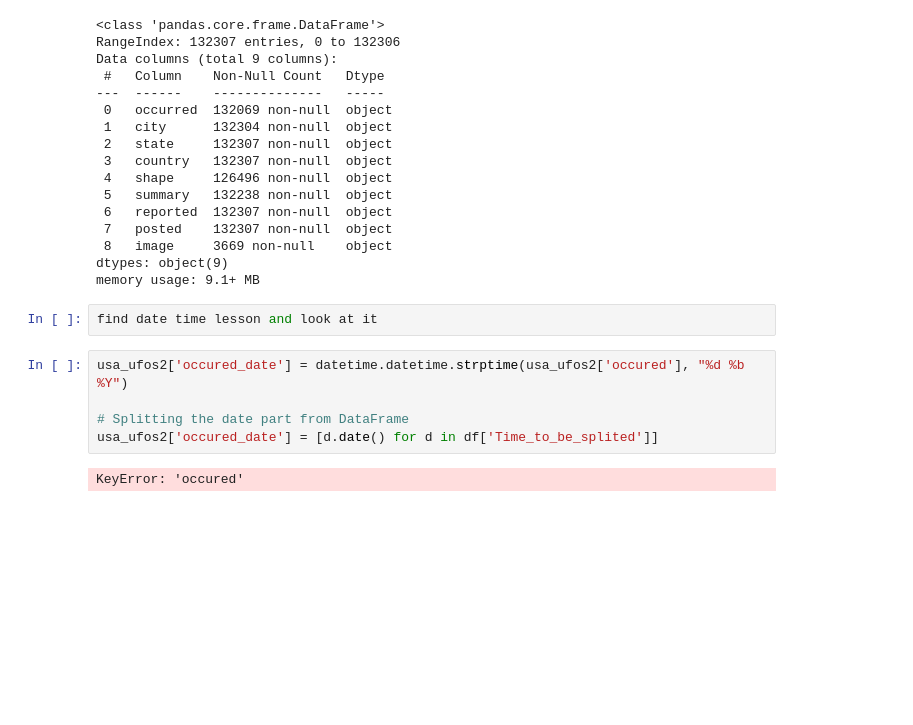
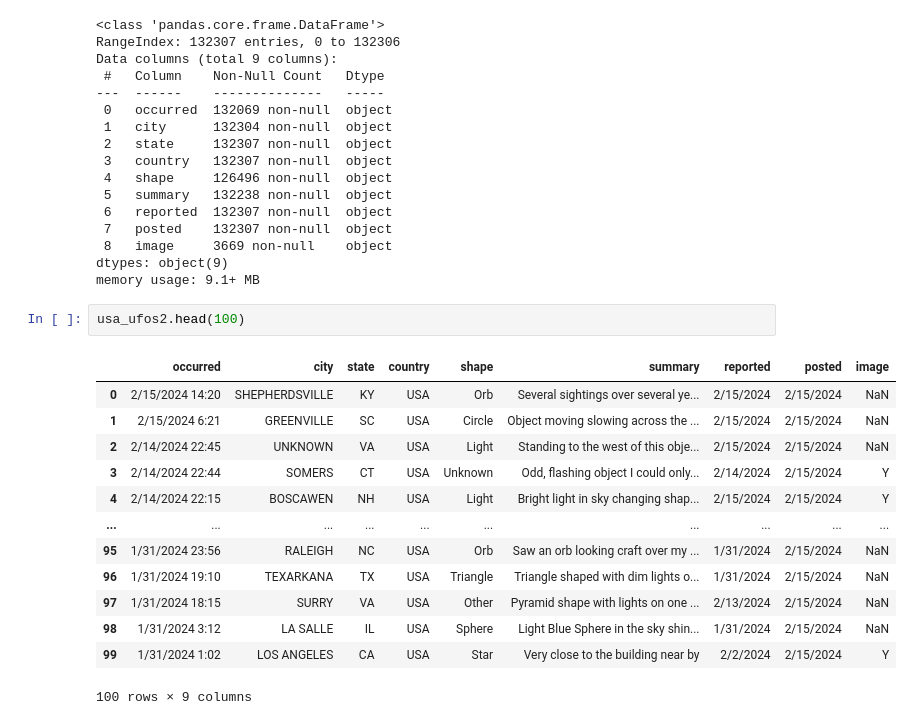
Before and after one commit to t-white-21/ufo-exploration, a Jupyter notebook: notebooks/ufo_sightings.ipynb, the cells around one changed output. Cells and saved outputs as stored; diff of their text form; blank space fills up the shorter version.

Commit message:
working through time

```diff
--- a/notebooks/ufo_sightings.ipynb
+++ b/notebooks/ufo_sightings.ipynb
@@ -308,12 +308,19 @@ Data columns (total 9 columns):
  8   image     3669 non-null    object
 dtypes: object(9)
 memory usage: 9.1+ MB
-# %%
-find date time lesson and look at it
-# %%
-usa_ufos2['occured_date'] = datetime.datetime.strptime(usa_ufos2['occured'], "%d %b %Y")
-
-# Splitting the date part from DataFrame
-usa_ufos2['occured_date'] = [d.date() for d in df['Time_to_be_splited']]
-# %% [output]
-KeyError: 'occured'
+# %%
+usa_ufos2.head(100)
+# %% [output]
+|  | occurred | city | state | country | shape | summary | reported | posted | image |
+| 0 | 2/15/2024 14:20 | SHEPHERDSVILLE | KY | USA | Orb | Several sightings over several ye... | 2/15/2024 | 2/15/2024 | NaN |
+| 1 | 2/15/2024 6:21 | GREENVILLE | SC | USA | Circle | Object moving slowing across the ... | 2/15/2024 | 2/15/2024 | NaN |
+| 2 | 2/14/2024 22:45 | UNKNOWN | VA | USA | Light | Standing to the west of this obje... | 2/15/2024 | 2/15/2024 | NaN |
+| 3 | 2/14/2024 22:44 | SOMERS | CT | USA | Unknown | Odd, flashing object I could only... | 2/14/2024 | 2/15/2024 | Y |
+| 4 | 2/14/2024 22:15 | BOSCAWEN | NH | USA | Light | Bright light in sky changing shap... | 2/15/2024 | 2/15/2024 | Y |
+| ... | ... | ... | ... | ... | ... | ... | ... | ... | ... |
+| 95 | 1/31/2024 23:56 | RALEIGH | NC | USA | Orb | Saw an orb looking craft over my ... | 1/31/2024 | 2/15/2024 | NaN |
+| 96 | 1/31/2024 19:10 | TEXARKANA | TX | USA | Triangle | Triangle shaped with dim lights o... | 1/31/2024 | 2/15/2024 | NaN |
+| 97 | 1/31/2024 18:15 | SURRY | VA | USA | Other | Pyramid shape with lights on one ... | 2/13/2024 | 2/15/2024 | NaN |
+| 98 | 1/31/2024 3:12 | LA SALLE | IL | USA | Sphere | Light Blue Sphere in the sky shin... | 1/31/2024 | 2/15/2024 | NaN |
+| 99 | 1/31/2024 1:02 | LOS ANGELES | CA | USA | Star | Very close to the building near by | 2/2/2024 | 2/15/2024 | Y |
+100 rows × 9 columns
```
Also changed, not shown: parts of 13 cells of this notebook, 1 other file.
